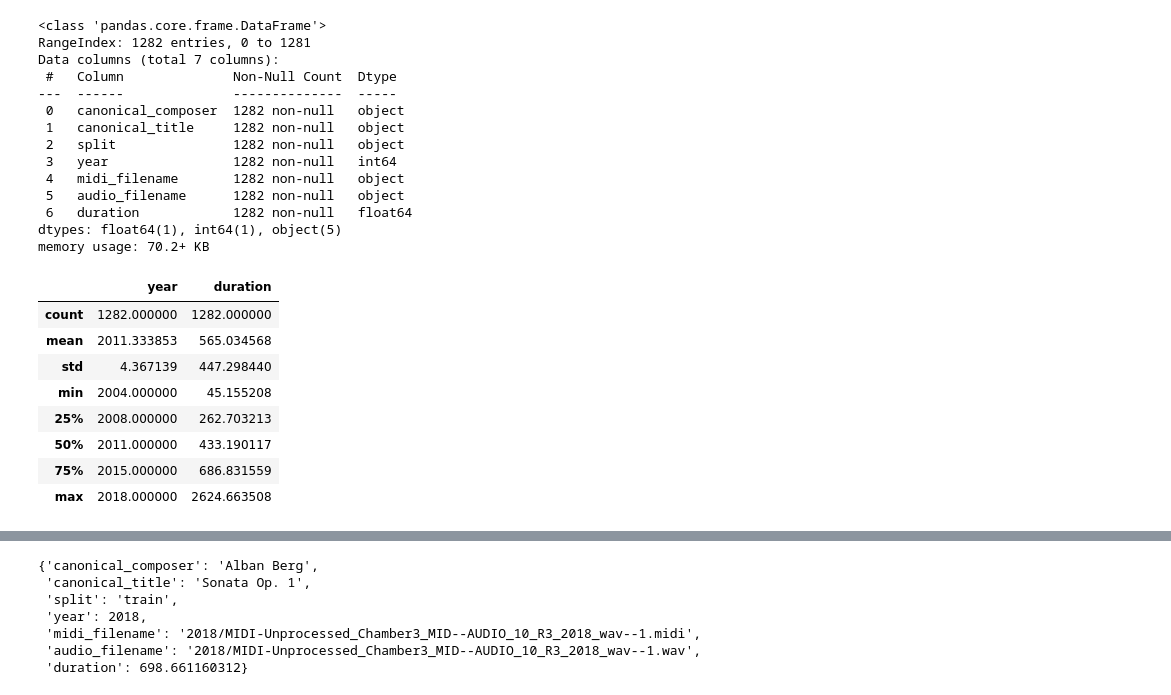
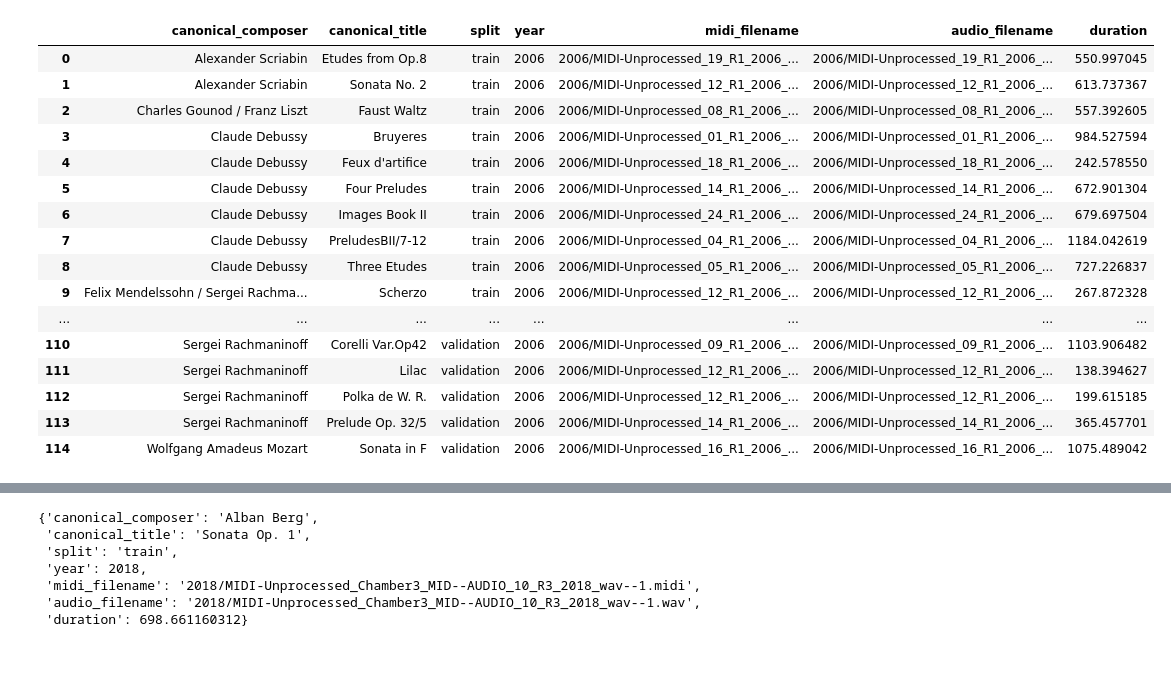
Before and after one commit to Data-Science-Community-SRM/Piano-Sheet-Converter, a Jupyter notebook: piano-sheet-converter.ipynb, the cells around one changed output, grey strips where cells are left out. Saved outputs shown, nothing was run; the diff lists cells and outputs as text; code cells hidden in the pictures; blank space fills up the shorter version.

```diff
--- a/piano-sheet-converter.ipynb
+++ b/piano-sheet-converter.ipynb
@@ -156,29 +84,20 @@ ds.groupby('year').sum()
-# %%
-ds.info()
-# %% [output]
-<class 'pandas.core.frame.DataFrame'>
-RangeIndex: 1282 entries, 0 to 1281
-Data columns (total 7 columns):
- #   Column              Non-Null Count  Dtype
----  ------              --------------  -----
- 0   canonical_composer  1282 non-null   object
- 1   canonical_title     1282 non-null   object
- 2   split               1282 non-null   object
- 3   year                1282 non-null   int64
- 4   midi_filename       1282 non-null   object
- 5   audio_filename      1282 non-null   object
- 6   duration            1282 non-null   float64
-dtypes: float64(1), int64(1), object(5)
-memory usage: 70.2+ KB
-# %%
-ds.describe()
-# %% [output]
-|  | year | duration |
-| count | 1282.000000 | 1282.000000 |
-| mean | 2011.333853 | 565.034568 |
-| std | 4.367139 | 447.298440 |
-| min | 2004.000000 | 45.155208 |
-| 25% | 2008.000000 | 262.703213 |
-| 50% | 2011.000000 | 433.190117 |
-| 75% | 2015.000000 | 686.831559 |
-| max | 2018.000000 | 2624.663508 |
+# %%
+ds2006
+# %% [output]
+|  | canonical_composer | canonical_title | split | year | midi_filename | audio_filename | duration |
+| 0 | Alexander Scriabin | Etudes from Op.8 | train | 2006 | 2006/MIDI-Unprocessed_19_R1_2006_... | 2006/MIDI-Unprocessed_19_R1_2006_... | 550.997045 |
+| 1 | Alexander Scriabin | Sonata No. 2 | train | 2006 | 2006/MIDI-Unprocessed_12_R1_2006_... | 2006/MIDI-Unprocessed_12_R1_2006_... | 613.737367 |
+| 2 | Charles Gounod / Franz Liszt | Faust Waltz | train | 2006 | 2006/MIDI-Unprocessed_08_R1_2006_... | 2006/MIDI-Unprocessed_08_R1_2006_... | 557.392605 |
+| 3 | Claude Debussy | Bruyeres | train | 2006 | 2006/MIDI-Unprocessed_01_R1_2006_... | 2006/MIDI-Unprocessed_01_R1_2006_... | 984.527594 |
+| 4 | Claude Debussy | Feux d'artifice | train | 2006 | 2006/MIDI-Unprocessed_18_R1_2006_... | 2006/MIDI-Unprocessed_18_R1_2006_... | 242.578550 |
+| 5 | Claude Debussy | Four Preludes | train | 2006 | 2006/MIDI-Unprocessed_14_R1_2006_... | 2006/MIDI-Unprocessed_14_R1_2006_... | 672.901304 |
+| 6 | Claude Debussy | Images Book II | train | 2006 | 2006/MIDI-Unprocessed_24_R1_2006_... | 2006/MIDI-Unprocessed_24_R1_2006_... | 679.697504 |
+| 7 | Claude Debussy | PreludesBII/7-12 | train | 2006 | 2006/MIDI-Unprocessed_04_R1_2006_... | 2006/MIDI-Unprocessed_04_R1_2006_... | 1184.042619 |
+| 8 | Claude Debussy | Three Etudes | train | 2006 | 2006/MIDI-Unprocessed_05_R1_2006_... | 2006/MIDI-Unprocessed_05_R1_2006_... | 727.226837 |
+| 9 | Felix Mendelssohn / Sergei Rachma... | Scherzo | train | 2006 | 2006/MIDI-Unprocessed_12_R1_2006_... | 2006/MIDI-Unprocessed_12_R1_2006_... | 267.872328 |
+| ... | ... | ... | ... | ... | ... | ... | ... |
+| 110 | Sergei Rachmaninoff | Corelli Var.Op42 | validation | 2006 | 2006/MIDI-Unprocessed_09_R1_2006_... | 2006/MIDI-Unprocessed_09_R1_2006_... | 1103.906482 |
+| 111 | Sergei Rachmaninoff | Lilac | validation | 2006 | 2006/MIDI-Unprocessed_12_R1_2006_... | 2006/MIDI-Unprocessed_12_R1_2006_... | 138.394627 |
+| 112 | Sergei Rachmaninoff | Polka de W. R. | validation | 2006 | 2006/MIDI-Unprocessed_12_R1_2006_... | 2006/MIDI-Unprocessed_12_R1_2006_... | 199.615185 |
+| 113 | Sergei Rachmaninoff | Prelude Op. 32/5 | validation | 2006 | 2006/MIDI-Unprocessed_14_R1_2006_... | 2006/MIDI-Unprocessed_14_R1_2006_... | 365.457701 |
+| 114 | Wolfgang Amadeus Mozart | Sonata in F | validation | 2006 | 2006/MIDI-Unprocessed_16_R1_2006_... | 2006/MIDI-Unprocessed_16_R1_2006_... | 1075.489042 |
```
Also changed, not shown: parts of 19 cells of this notebook.
